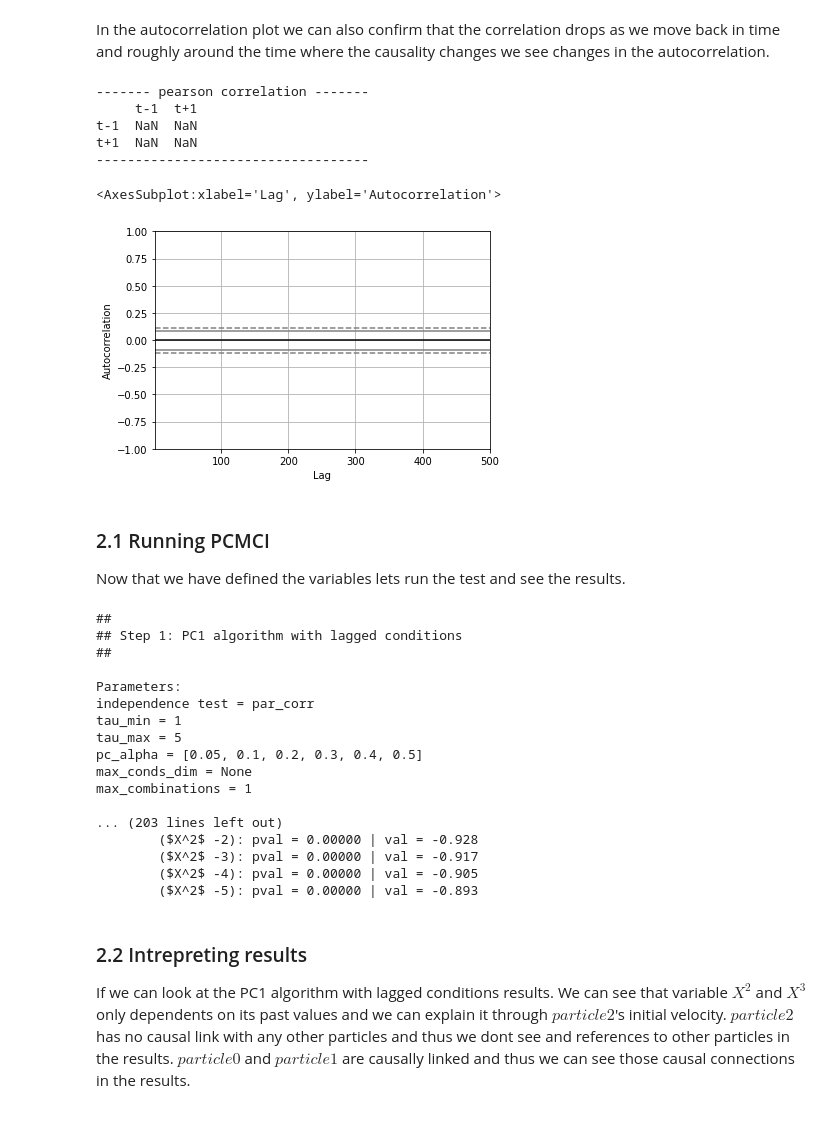
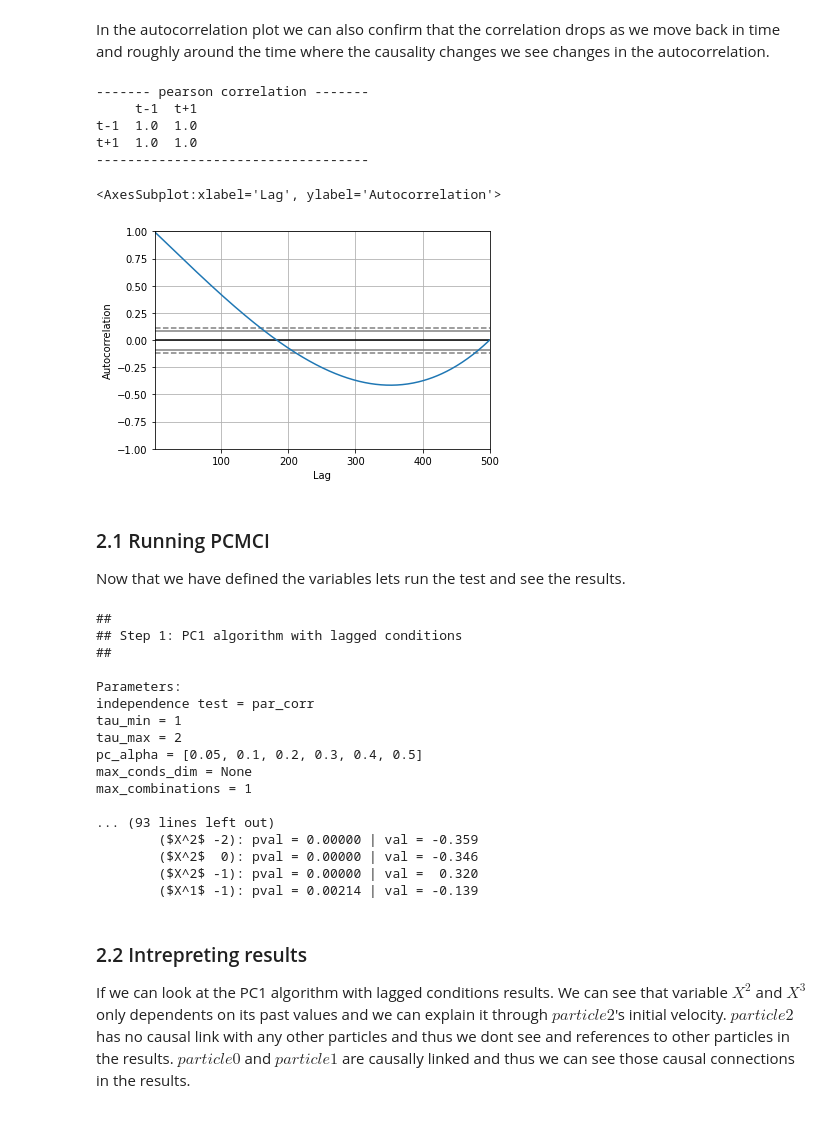
Before and after one commit to NAVEENMN/Causal-Structure-Discovery-and-Inference, a Jupyter notebook: causal_discovery_pcmci.ipynb, the cells around one changed output. Cells and saved outputs as stored; diff of their text form; code cells hidden in the pictures.

```diff
--- a/causal_discovery_pcmci.ipynb
+++ b/causal_discovery_pcmci.ipynb
@@ -113,7 +113,7 @@ from simulations import spring_particle_system
 # %%
 simulation = spring_particle_system.System(num_particles=2, mode='manual')
 simulation.set_dynamics(dynamics='static')
-simulation.set_static_edges(edges=[[0, 0], [0, 0]])
+simulation.set_static_edges(edges=[[0, 1], [1, 0]])
 simulation.set_init_velocity(init_vel=np.asarray([[0.3, 0.00001], [0.4, -0.00001]]))
 # %% [markdown]
 Lets pick print position, velocity and causality matrix of all particles through time.
@@ -232,43 +232,44 @@ $X^2$ -> Particle 2 y co ordinate
 # %% [markdown]
 In the autocorrelation plot we can also confirm that the correlation drops as we move back in time and roughly around the time where the causality changes we see changes in the autocorrelation.
 # %%
-total_energy = []
+x_cordinates = []
 time_step = 0
-for position in trajectory.total_energy:
+for position in trajectory.positions:
     for particle_id in position.columns:
-        total_energy.append({
-            'total_energy': position[particle_id]['total_energy'],
+        x_cordinates.append({
+            'x_cordinate': position[particle_id]['x_cordinate'],
             'particle': particle_id,
             'time_step': time_step
         })
     time_step += 1
-energy_dframe = pd.DataFrame(total_energy)
+x_cordinate_dframe = pd.DataFrame(x_cordinates)
 
-pos = energy_dframe.set_index('time_step')
-edf = pos[pos.particle=='particle_0'].total_energy
+pos = x_cordinate_dframe.set_index('time_step')
+edf = pos[pos.particle=='particle_0'].x_cordinate
 _df = pd.concat([edf.shift(1), edf], axis=1)
 _df.columns = ['t-1', 't+1']
 result = _df.corr()
 print("------- pearson correlation -------")
 print(result)
 print("-----------------------------------")
 
 from pandas.plotting import autocorrelation_plot
 autocorrelation_plot(edf)
 # %% [output]
 ------- pearson correlation -------
      t-1  t+1
-t-1  NaN  NaN
-t+1  NaN  NaN
+t-1  1.0  1.0
+t+1  1.0  1.0
 -----------------------------------
 <AxesSubplot:xlabel='Lag', ylabel='Autocorrelation'>
-[figure, old version]
+[figure, new version]
 # %% [markdown]
 ### 2.1 Running PCMCI
 Now that we have defined the variables lets run the test and see the results.
 # %%
+
 pcmci = PCMCI(dataframe=data_frame, cond_ind_test=ParCorr(significance='analytic'), verbosity=1)
-results = pcmci.run_pcmci(tau_max=5, pc_alpha=None)
+results = pcmci.run_pcmci(tau_max=2, pc_alpha=None)
 # %% [output]
 ##
 ## Step 1: PC1 algorithm with lagged conditions
@@ -277,16 +278,16 @@ results = pcmci.run_pcmci(tau_max=5, pc_alpha=None)
 Parameters:
 independence test = par_corr
 tau_min = 1
-tau_max = 5
+tau_max = 2
 pc_alpha = [0.05, 0.1, 0.2, 0.3, 0.4, 0.5]
 max_conds_dim = None
 max_combinations = 1
 
-... (203 lines left out)
-        ($X^2$ -2): pval = 0.00000 | val = -0.928
-        ($X^2$ -3): pval = 0.00000 | val = -0.917
-        ($X^2$ -4): pval = 0.00000 | val = -0.905
-        ($X^2$ -5): pval = 0.00000 | val = -0.893
+... (93 lines left out)
+        ($X^2$ -2): pval = 0.00000 | val = -0.359
+        ($X^2$  0): pval = 0.00000 | val = -0.346
+        ($X^2$ -1): pval = 0.00000 | val =  0.320
+        ($X^1$ -1): pval = 0.00214 | val = -0.139
 # %% [markdown]
 ### 2.2 Intrepreting results
 
```
Also changed, not shown: parts of 8 cells of this notebook, 1 other file.
